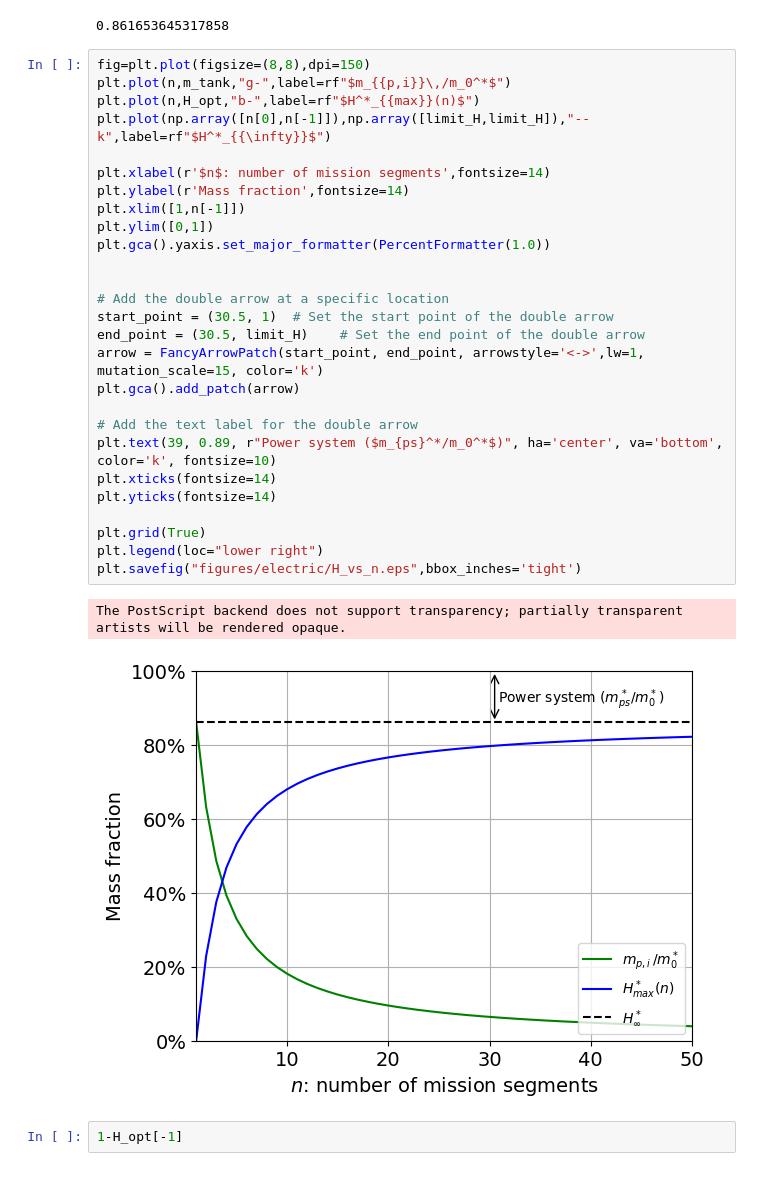
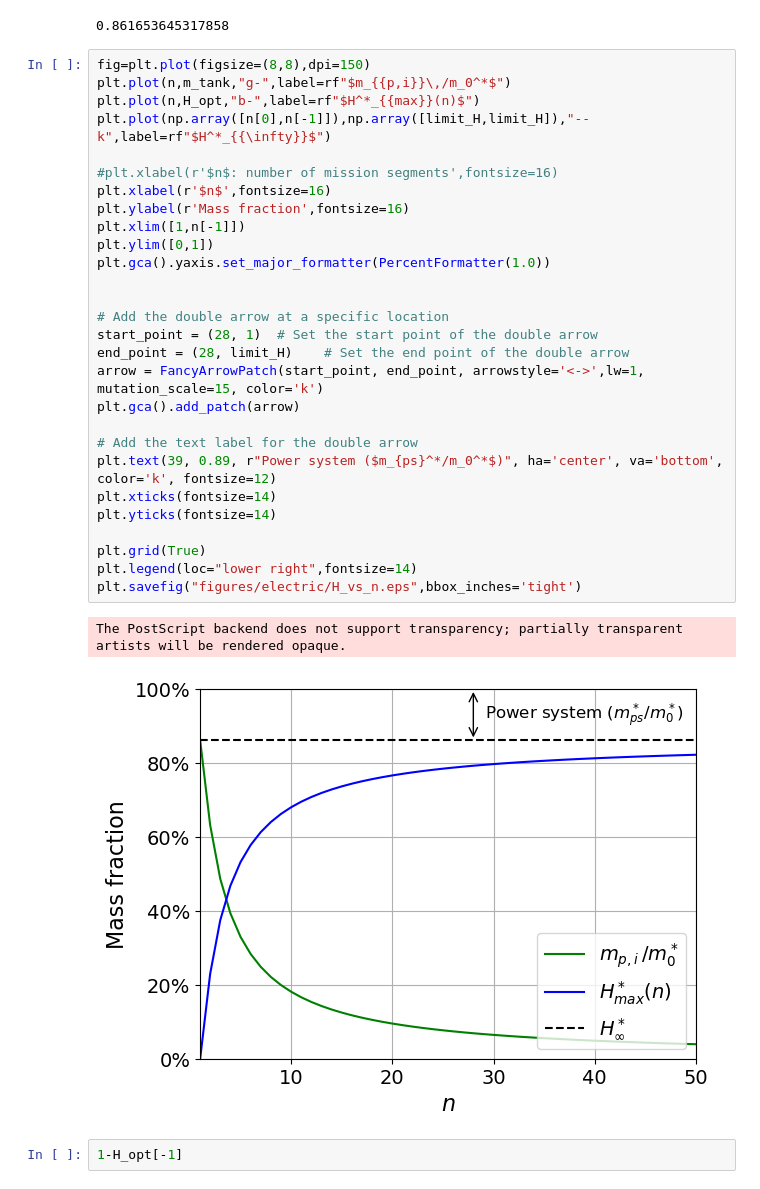
Before and after one commit to Rafid-Ben/Propulsion_optimization, a Jupyter notebook: optimization_clean.ipynb, the cells around one changed output. Cells and saved outputs as stored; diff of their text form.

```diff
--- a/optimization_clean.ipynb
+++ b/optimization_clean.ipynb
@@ -75,33 +76,34 @@ limit_H
 # %%
 fig=plt.plot(figsize=(8,8),dpi=150)
 plt.plot(n,m_tank,"g-",label=rf"$m_{{p,i}}\,/m_0^*$")
 plt.plot(n,H_opt,"b-",label=rf"$H^*_{{max}}(n)$")
 plt.plot(np.array([n[0],n[-1]]),np.array([limit_H,limit_H]),"--k",label=rf"$H^*_{{\infty}}$")
 
-plt.xlabel(r'$n$: number of mission segments',fontsize=14)
-plt.ylabel(r'Mass fraction',fontsize=14)
+#plt.xlabel(r'$n$: number of mission segments',fontsize=16)
+plt.xlabel(r'$n$',fontsize=16)
+plt.ylabel(r'Mass fraction',fontsize=16)
 plt.xlim([1,n[-1]])
 plt.ylim([0,1])
 plt.gca().yaxis.set_major_formatter(PercentFormatter(1.0))
 
 
 # Add the double arrow at a specific location
-start_point = (30.5, 1)  # Set the start point of the double arrow
-end_point = (30.5, limit_H)    # Set the end point of the double arrow
+start_point = (28, 1)  # Set the start point of the double arrow
+end_point = (28, limit_H)    # Set the end point of the double arrow
 arrow = FancyArrowPatch(start_point, end_point, arrowstyle='<->',lw=1, mutation_scale=15, color='k')
 plt.gca().add_patch(arrow)
 
 # Add the text label for the double arrow
-plt.text(39, 0.89, r"Power system ($m_{ps}^*/m_0^*$)", ha='center', va='bottom', color='k', fontsize=10)
+plt.text(39, 0.89, r"Power system ($m_{ps}^*/m_0^*$)", ha='center', va='bottom', color='k', fontsize=12)
 plt.xticks(fontsize=14)
 plt.yticks(fontsize=14)
 
 plt.grid(True)
-plt.legend(loc="lower right")
+plt.legend(loc="lower right",fontsize=14)
 plt.savefig("figures/electric/H_vs_n.eps",bbox_inches='tight')
 # %% [output]
 The PostScript backend does not support transparency; partially transparent artists will be rendered opaque.
-[figure, old version]
+[figure, new version]
 # %%
 1-H_opt[-1]
 # %% [output]
```
Also changed, not shown: parts of 8 cells of this notebook, 4 other files.
